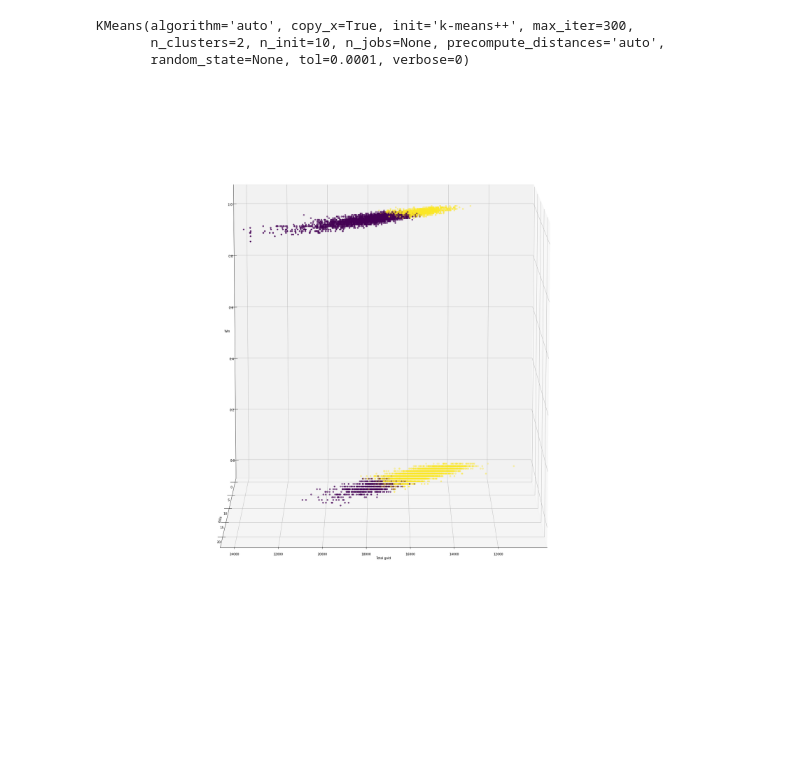
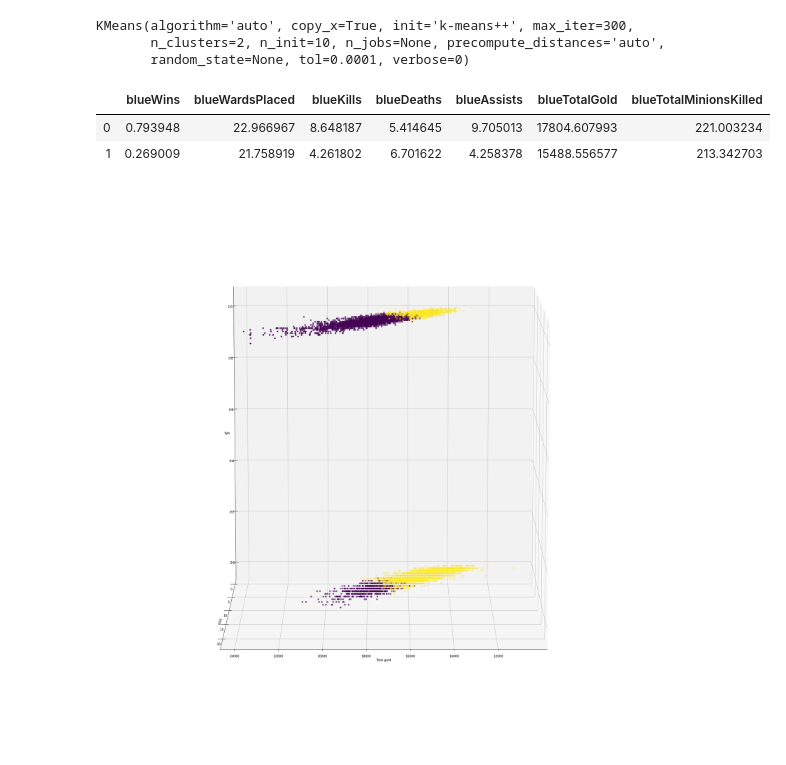
Before and after one commit to srokowskip/sad, a Jupyter notebook: high_diamond_ranked.ipynb, the cells around one changed output. Cells and saved outputs as stored; diff of their text form; code cells hidden in the pictures; blank space fills up the shorter version.

```diff
--- a/high_diamond_ranked.ipynb
+++ b/high_diamond_ranked.ipynb
@@ -269,6 +270,12 @@ k2.fit(rankeds_standarized)
 KMeans(algorithm='auto', copy_x=True, init='k-means++', max_iter=300,
        n_clusters=2, n_init=10, n_jobs=None, precompute_distances='auto',
        random_state=None, tol=0.0001, verbose=0)
+# %%
+pd.DataFrame(scaler.inverse_transform(k2.cluster_centers_), columns=rankeds_standarized.columns)
+# %% [output]
+|  | blueWins | blueWardsPlaced | blueKills | blueDeaths | blueAssists | blueTotalGold | blueTotalMinionsKilled |
+| 0 | 0.793948 | 22.966967 | 8.648187 | 5.414645 | 9.705013 | 17804.607993 | 221.003234 |
+| 1 | 0.269009 | 21.758919 | 4.261802 | 6.701622 | 4.258378 | 15488.556577 | 213.342703 |
 # %%
 from mpl_toolkits.mplot3d import Axes3D
 
```
Also changed, not shown: parts of 8 cells of this notebook.
